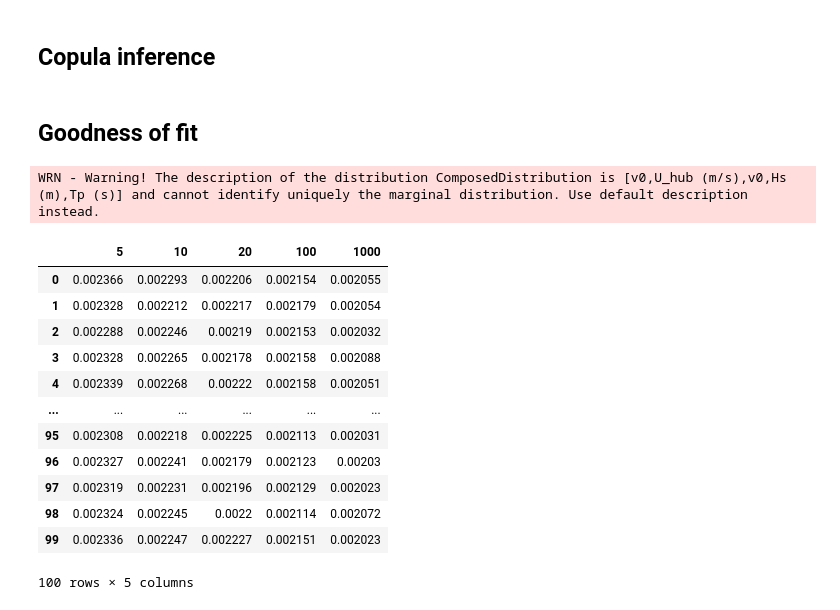
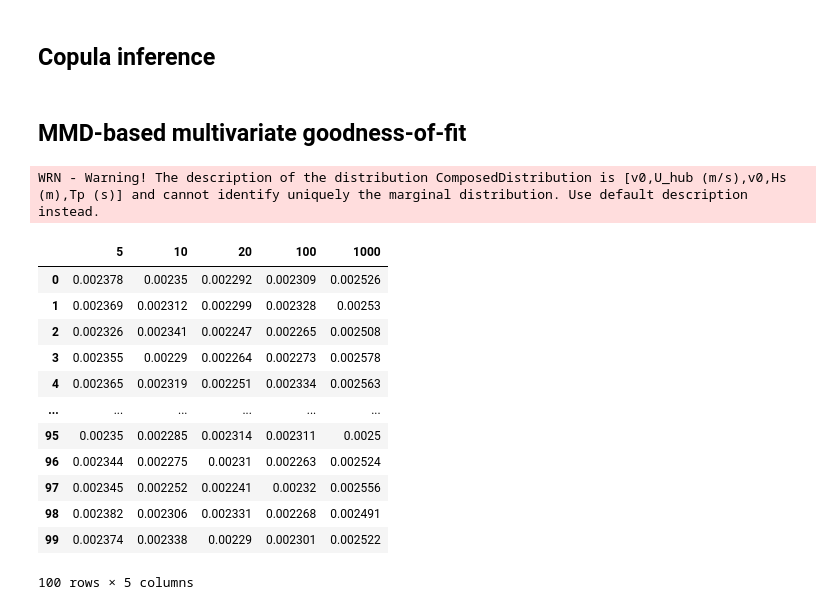
Before and after one commit to efekhari27/thesis, a Jupyter notebook: numerical_experiments/chapter3/south_brittany_inference.ipynb, the cells around one changed output. Cells and saved outputs as stored; diff of their text form; code cells hidden in the pictures.

```diff
--- a/numerical_experiments/chapter3/south_brittany_inference.ipynb
+++ b/numerical_experiments/chapter3/south_brittany_inference.ipynb
@@ -248,39 +248,49 @@ def estimate_hybrid_model(m):
     copula = ot.BernsteinCopulaFactory().build(sample, int(m))
     return ot.ComposedDistribution(marginals, copula)
 # %% [markdown]
-## Goodness of fit
+## MMD-based multivariate goodness-of-fit
 # %%
 m_list = [5, 10, 20, 100, 1000]
 ebc_mmd = pd.DataFrame([], columns=m_list, index=np.arange(100))
+# %%
+val_data = pd.read_csv("./data/wind_waves_ANEMOC_1H.csv", index_col=0)
+val_data = val_data.iloc[N:2*N]
+# usually the convention considers 0° for wind blowing to the north
+# the convention adopted by Erik and in farmshadow is different
+# to plot correctly on the wind rose need to define a new wind direction
+val_data['θ_wind (deg)'] = np.mod(val_data['θ_wind (deg)'] - 90, 360)
+val_data['θ_wave_new (deg)'] = np.mod(val_data['θ_wave_new (deg)'] - 90, 360)
+validation_sample = ot.Sample(np.array(val_data.values))
+validation_sample.setDescription(val_data.columns)
 # %%
 # Kernel definition
 ker_list = [ot.MaternModel([3.], [1.0], 2.5)] * 5
 kernel = ot.ProductCovarianceModel(ker_list)
 # Compute MMD
-initial_energy = np.array(kernel.discretize(sample)).mean()
-
+#initial_energy = np.array(kernel.discretize(sample)).mean()
+initial_energy = np.array(kernel.discretize(validation_sample)).mean()
 for m in ebc_mmd.columns.values:
     joint_dist = estimate_hybrid_model(m)
     for i in ebc_mmd.index :
         ot.RandomGenerator.SetSeed(i)
         mc_sample = joint_dist.getSample(1000)
         perturbed_energy = np.array(kernel.discretize(mc_sample)).mean()
-        cross_energy = np.array(kernel.computeCrossCovariance(sample, mc_sample)).mean()
+        cross_energy = np.array(kernel.computeCrossCovariance(validation_sample, mc_sample)).mean()
         biaised_mmd2 = initial_energy + perturbed_energy - 2 * cross_energy
         ebc_mmd.loc[i, m] = biaised_mmd2
 ebc_mmd
 # %% [output]
 WRN - Warning! The description of the distribution ComposedDistribution is [v0,U_hub (m/s),v0,Hs (m),Tp (s)] and cannot identify uniquely the marginal distribution. Use default description instead.
 |  | 5 | 10 | 20 | 100 | 1000 |
-| 0 | 0.002366 | 0.002293 | 0.002206 | 0.002154 | 0.002055 |
-| 1 | 0.002328 | 0.002212 | 0.002217 | 0.002179 | 0.002054 |
-| 2 | 0.002288 | 0.002246 | 0.00219 | 0.002153 | 0.002032 |
-| 3 | 0.002328 | 0.002265 | 0.002178 | 0.002158 | 0.002088 |
-| 4 | 0.002339 | 0.002268 | 0.00222 | 0.002158 | 0.002051 |
+| 0 | 0.002378 | 0.00235 | 0.002292 | 0.002309 | 0.002526 |
+| 1 | 0.002369 | 0.002312 | 0.002299 | 0.002328 | 0.00253 |
+| 2 | 0.002326 | 0.002341 | 0.002247 | 0.002265 | 0.002508 |
+| 3 | 0.002355 | 0.00229 | 0.002264 | 0.002273 | 0.002578 |
+| 4 | 0.002365 | 0.002319 | 0.002251 | 0.002334 | 0.002563 |
 | ... | ... | ... | ... | ... | ... |
-| 95 | 0.002308 | 0.002218 | 0.002225 | 0.002113 | 0.002031 |
-| 96 | 0.002327 | 0.002241 | 0.002179 | 0.002123 | 0.00203 |
-| 97 | 0.002319 | 0.002231 | 0.002196 | 0.002129 | 0.002023 |
-| 98 | 0.002324 | 0.002245 | 0.0022 | 0.002114 | 0.002072 |
-| 99 | 0.002336 | 0.002247 | 0.002227 | 0.002151 | 0.002023 |
+| 95 | 0.00235 | 0.002285 | 0.002314 | 0.002311 | 0.0025 |
+| 96 | 0.002344 | 0.002275 | 0.00231 | 0.002263 | 0.002524 |
+| 97 | 0.002345 | 0.002252 | 0.002241 | 0.00232 | 0.002556 |
+| 98 | 0.002382 | 0.002306 | 0.002331 | 0.002268 | 0.002491 |
+| 99 | 0.002374 | 0.002338 | 0.00229 | 0.002301 | 0.002522 |
 100 rows × 5 columns
```
Also changed, not shown: parts of 3 cells of this notebook, 25 other files.
